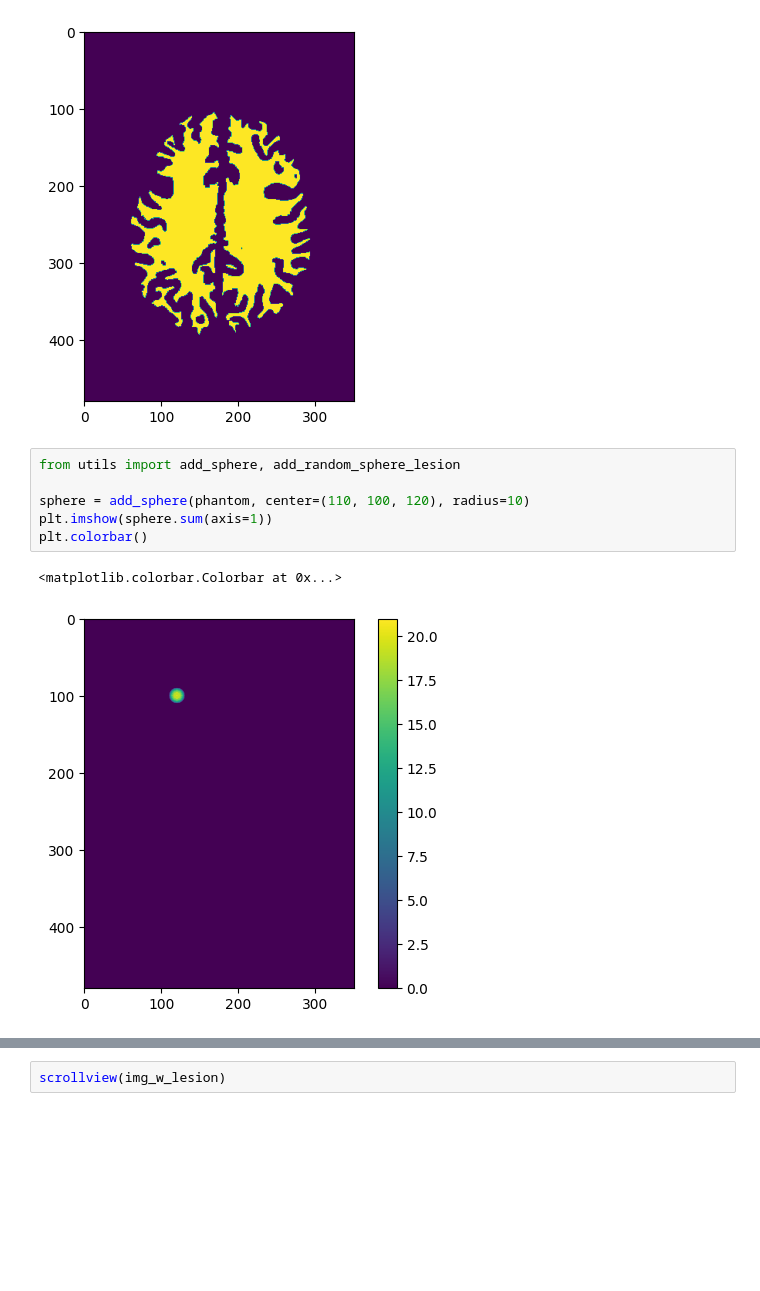
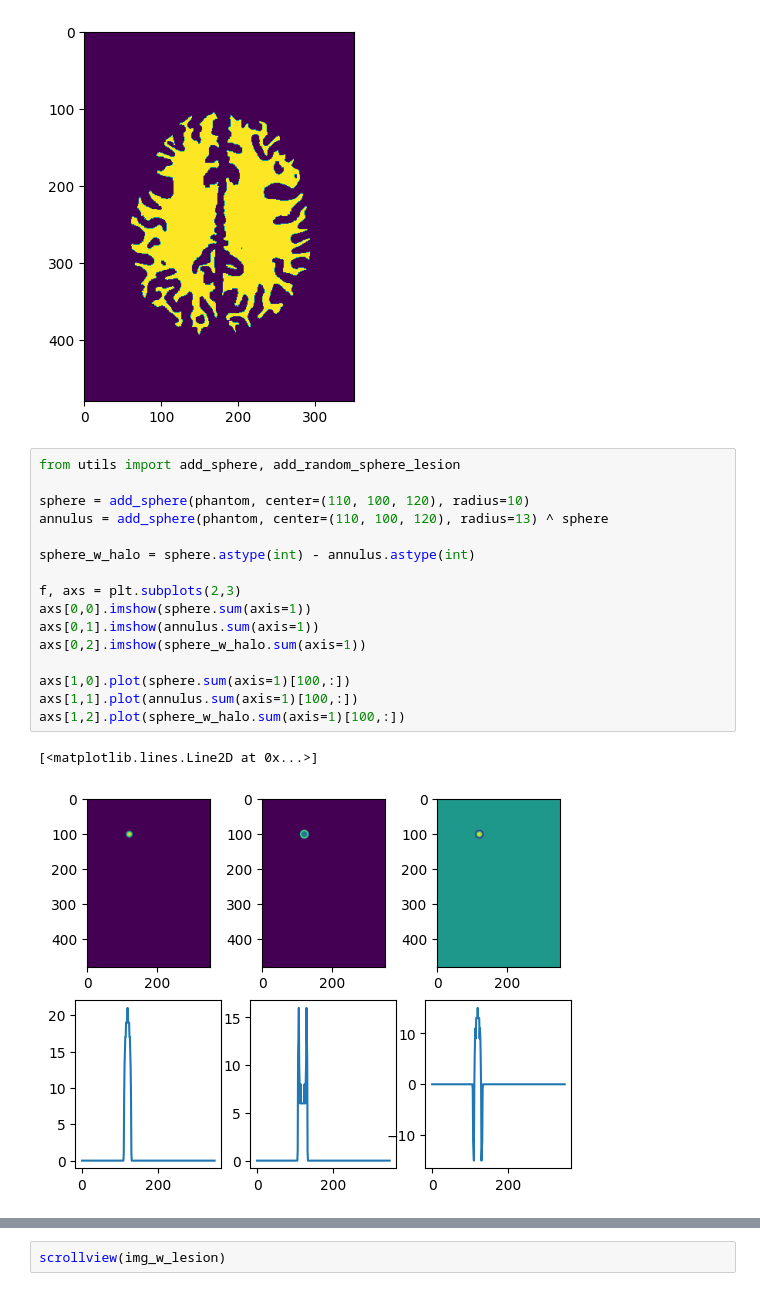
Before and after one commit to brandonjnelsonFDA/PedSilicoICH, a Jupyter notebook: notebooks/ct_head_simulations.ipynb, the cells around one changed output, grey strips where cells are left out. Saved outputs shown, nothing was run; the diff lists cells and outputs as text; blank space fills up the shorter version.

```diff
--- a/notebooks/ct_head_simulations.ipynb
+++ b/notebooks/ct_head_simulations.ipynb
@@ -264,9 +264,19 @@ plt.imshow(phantom[300]==lut.loc[lut['xcist material']==material]['CT Number [HU
 # %%
 from utils import add_sphere, add_random_sphere_lesion
 
 sphere = add_sphere(phantom, center=(110, 100, 120), radius=10)
-plt.imshow(sphere.sum(axis=1))
-plt.colorbar()
+annulus = add_sphere(phantom, center=(110, 100, 120), radius=13) ^ sphere
+
+sphere_w_halo = sphere.astype(int) - annulus.astype(int)
+
+f, axs = plt.subplots(2,3)
+axs[0,0].imshow(sphere.sum(axis=1))
+axs[0,1].imshow(annulus.sum(axis=1))
+axs[0,2].imshow(sphere_w_halo.sum(axis=1))
+
+axs[1,0].plot(sphere.sum(axis=1)[100,:])
+axs[1,1].plot(annulus.sum(axis=1)[100,:])
+axs[1,2].plot(sphere_w_halo.sum(axis=1)[100,:])
 # %% [output]
-<matplotlib.colorbar.Colorbar at 0x...>
+[<matplotlib.lines.Line2D at 0x...>]
-[figure, old version]
+[figure, new version]
```
Also changed, not shown: parts of 16 cells of this notebook, 2 other files.
